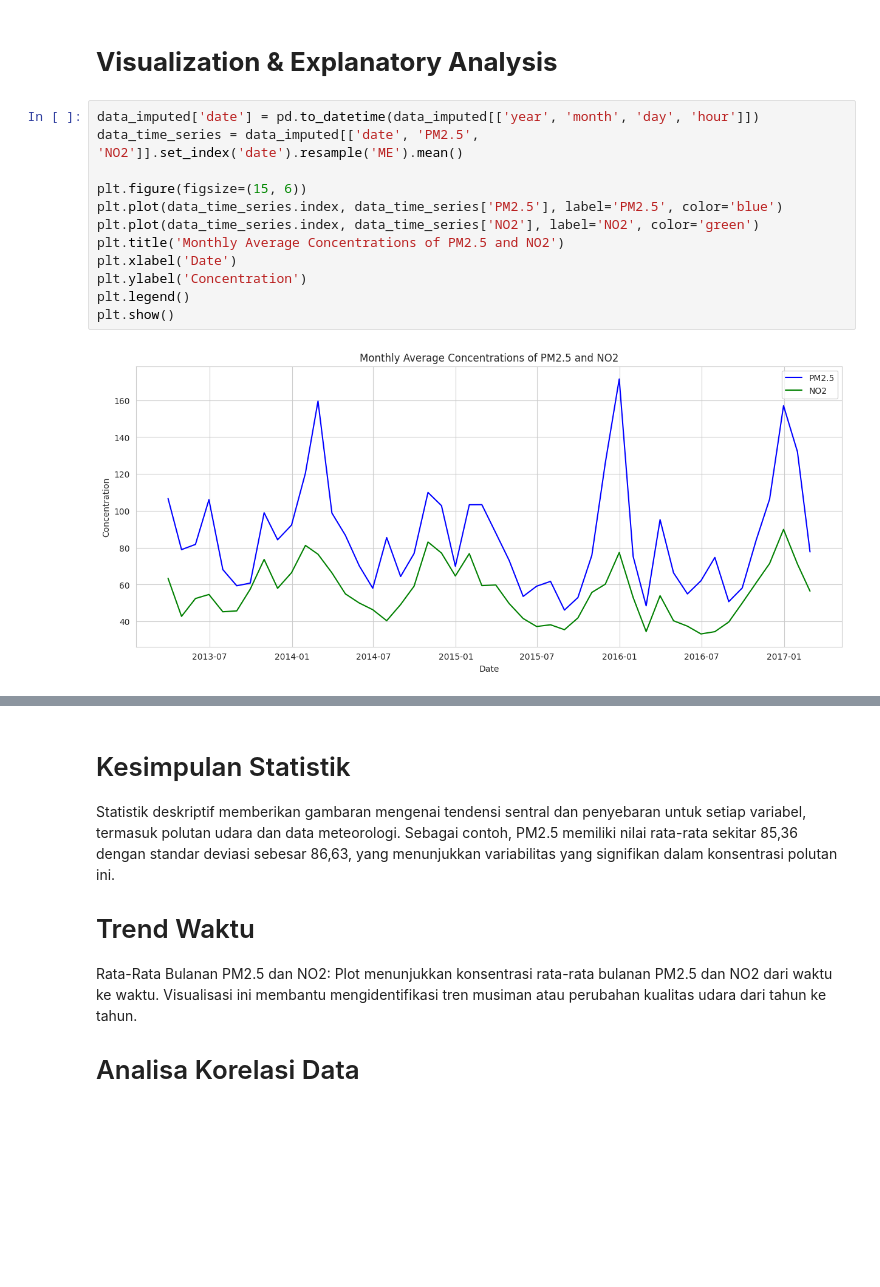
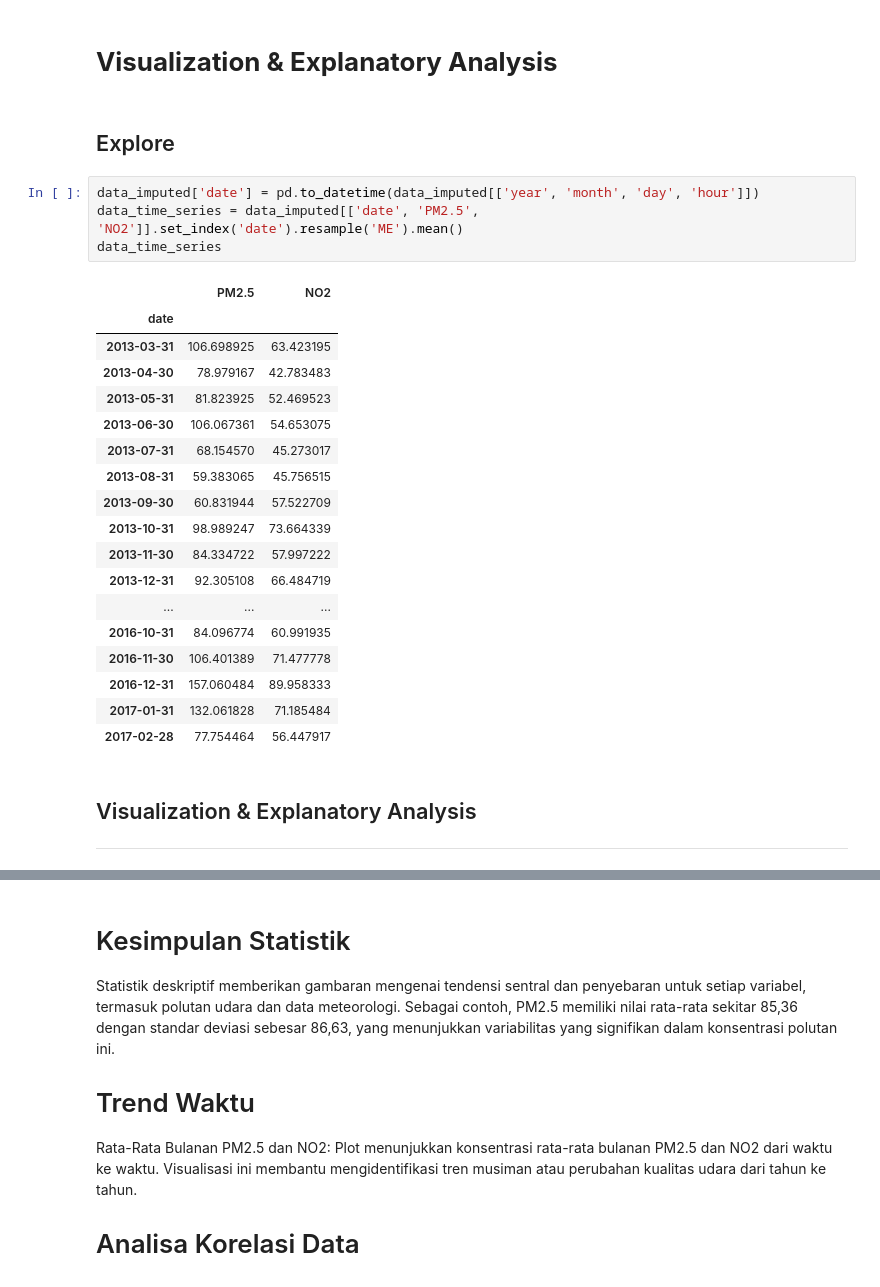
Before and after one commit to Amamiyakun02/Belajar_Analisis_Data, a Jupyter notebook: notebook.ipynb, the cells around one changed output, grey strips where cells are left out. Drawn from its saved outputs; the diff is of its cells as text; blank space fills up the shorter version.

```diff
--- a/notebook.ipynb
+++ b/notebook.ipynb
@@ -134,18 +130,33 @@ duplicates, constant_columns, data_types, summary_statistics
 #### 2. Apa hubungan antara tingkat PM2.5 dan berbagai kondisi cuaca?
 # %% [markdown]
 # **Visualization & Explanatory Analysis**
+# %% [markdown]
+## Explore
 # %%
 data_imputed['date'] = pd.to_datetime(data_imputed[['year', 'month', 'day', 'hour']])
 data_time_series = data_imputed[['date', 'PM2.5', 'NO2']].set_index('date').resample('ME').mean()
-
-plt.figure(figsize=(15, 6))
-plt.plot(data_time_series.index, data_time_series['PM2.5'], label='PM2.5', color='blue')
-plt.plot(data_time_series.index, data_time_series['NO2'], label='NO2', color='green')
-plt.title('Monthly Average Concentrations of PM2.5 and NO2')
-plt.xlabel('Date')
-plt.ylabel('Concentration')
-plt.legend()
-plt.show()
+data_time_series
 # %% [output]
-[figure, removed]
+|  | PM2.5 | NO2 |
+| date |  |  |
+| 2013-03-31 | 106.698925 | 63.423195 |
+| 2013-04-30 | 78.979167 | 42.783483 |
+| 2013-05-31 | 81.823925 | 52.469523 |
+| 2013-06-30 | 106.067361 | 54.653075 |
+| 2013-07-31 | 68.154570 | 45.273017 |
+| 2013-08-31 | 59.383065 | 45.756515 |
+| 2013-09-30 | 60.831944 | 57.522709 |
+| 2013-10-31 | 98.989247 | 73.664339 |
+| 2013-11-30 | 84.334722 | 57.997222 |
+| 2013-12-31 | 92.305108 | 66.484719 |
+| ... | ... | ... |
+| 2016-10-31 | 84.096774 | 60.991935 |
+| 2016-11-30 | 106.401389 | 71.477778 |
+| 2016-12-31 | 157.060484 | 89.958333 |
+| 2017-01-31 | 132.061828 | 71.185484 |
+| 2017-02-28 | 77.754464 | 56.447917 |
+# %% [markdown]
+## Visualization & Explanatory Analysis
+
+---
 # %%
```
Also changed, not shown: parts of 14 cells of this notebook, 1 other file.
